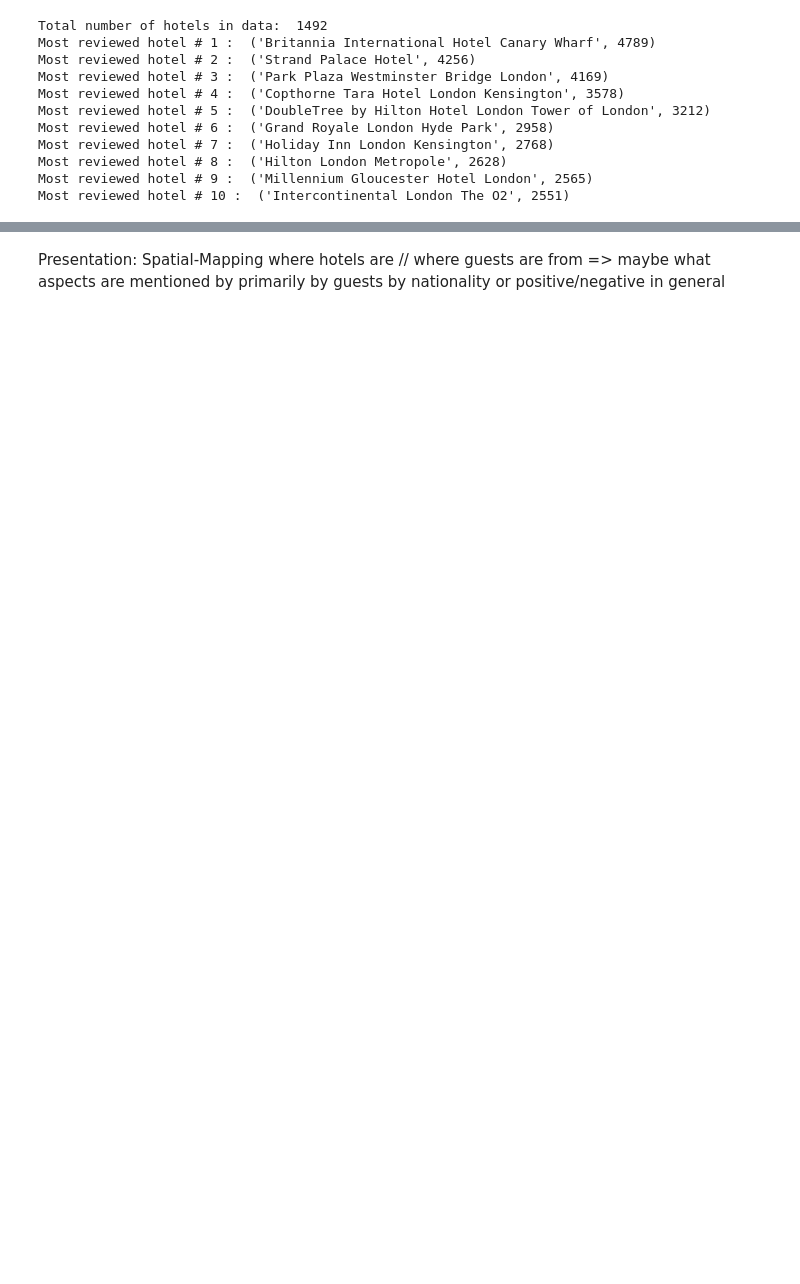
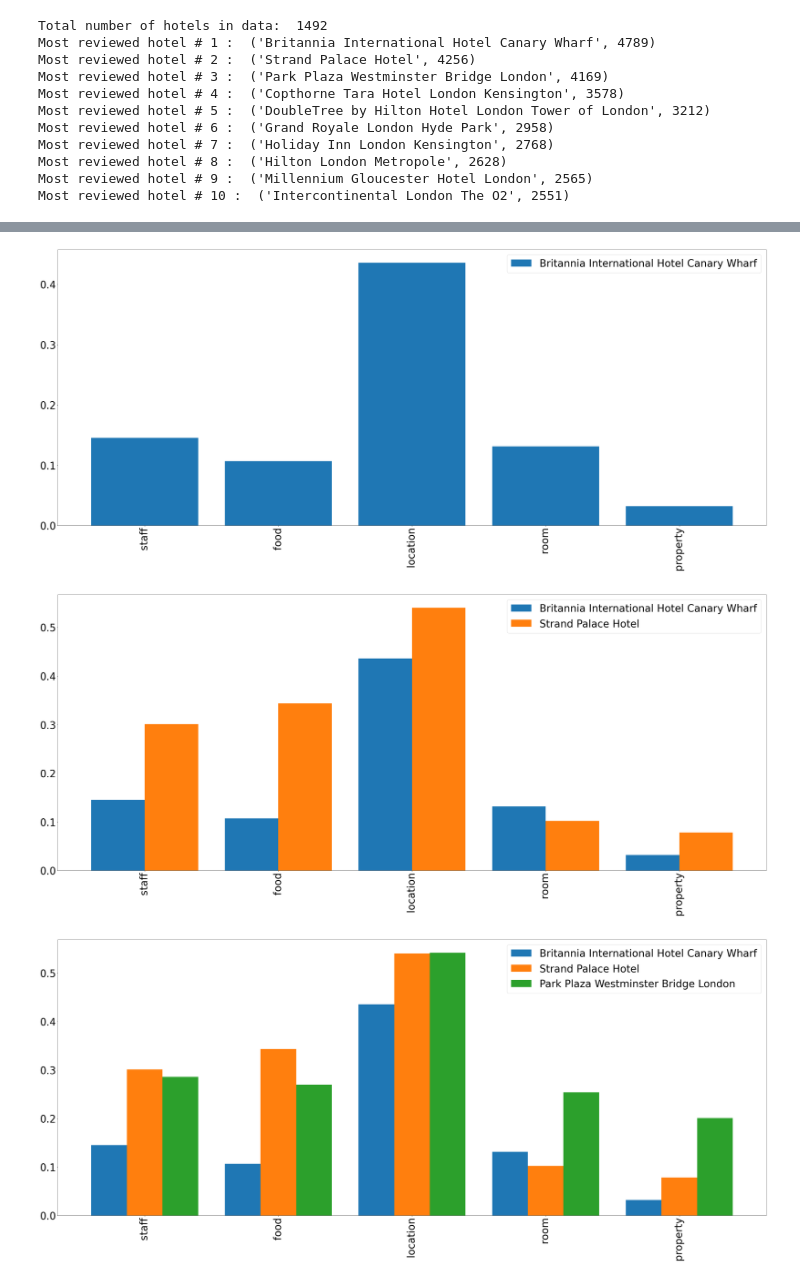
Before and after one commit to ElvoLue/SenAnaProj, a Jupyter notebook: code/Praktikum.ipynb, the cells around one changed output, grey strips where cells are left out. Drawn from its saved outputs; the diff is of its cells as text; code cells hidden in the pictures; blank space fills up the shorter version.

Commit message:
added graphs

```diff
--- a/code/Praktikum.ipynb
+++ b/code/Praktikum.ipynb
@@ -283,16 +305,20 @@ def extractAspects(listOfReviews):
 def cleanAspects(listOfAspects):
     cleanedDF = []
     lemmatizer = WordNetLemmatizer()
-    for id, rule, aspect, descriptor, sentiment in listOfAspects.values:
+    for id, rule, aspect, descriptor, sentiment, nationality, tags, rTotalReviews, rScore in listOfAspects.values:
+        aspect = lemmatizer.lemmatize((aspect).lower()).lower()
         if aspect != '' and descriptor != '': cleanedDF.append({
-            'id':id, 'rule': rule, 'aspect': lemmatizer.lemmatize(aspect).lower(), 'description': descriptor, 'sentiment': TextBlob(descriptor).sentiment})
+            'id':id, 'rule': rule, 'aspect': lemmatizer.lemmatize(lemmatizer.lemmatize((aspect).lower())).lower(), 'description': descriptor, 'sentiment': TextBlob(descriptor).sentiment, 'reviewerNationality': nationality,
+             'tags':tags, 'reviewerTotalNumberReviews':rTotalReviews,
+             'reviewerScore':rScore})
     rtn = pd.DataFrame(cleanedDF).drop_duplicates()
     return rtn.drop(rtn[rtn['sentiment'] == (0.0, 0.0)].index)
 
 def countAspects(aspects):
     counter = Counter()
+    lemmatizer = WordNetLemmatizer()
     for aspect in aspects['aspect']:
-        counter[aspect] += 1
+        counter[lemmatizer.lemmatize((aspect).lower()).lower()] += 1
     return counter
 # %%
 # getting to know our data and importing it
@@ -357,7 +383,7 @@ aspectStaff = ['staff', 'service', 'upgrade', 'check', 'reception', 'receptionis
                 'worker', 'workers', 'clerk', 'check-in']
 
 
-aspectRoom = ['room', 'view', 'bed', 'price', 'size', 'stay', 'facility', 'bathroom', 'rooms',
+aspectRoom = ['room', 'view', 'bed', 'price', 'size', 'stay', 'facility', 'bathroom',
                 'shower', 'bath', 'bedroom', 'space', 'furniture', 'water', 'comfortable', 'rate', 'money',
                 'temperature', 'tub', 'air', 'suite', 'towel', 'facilities', 'comfort', 'charge', 'discount',
                 'maintenance', 'smell', 'tv', 'wifi', 'mirror', 'door', 'heating', 'cash', 'comfy',
@@ -434,6 +482,44 @@ Mean sentiment score for average aspect property:  0.2536552997267283
 Mean sentiment score for average aspect food:  0.31183156481299523
 Mean sentiment score for average aspect location:  0.5238484668609336
 ___________________________________________________________________________________
-# %% [markdown]
-Presentation: Spatial-Mapping where hotels are // where guests are from
-=> maybe what aspects are mentioned by primarily by guests by nationality or positive/negative in general
+# %%
+strPath = str(path)
+hotelFinalResults = "\""+ strPath[0:len(strPath)-5] + '/output' + "\""
+hotelResults.to_json('hotelFinalResults')
+# %%
+with open('../output/hotelFinalResults') as file:
+    data = pd.read_json(file)
+# %%
+means = []
+staff = []
+rooms = []
+prop = []
+food = []
+loc = []
+path = strPath[0:len(strPath)-5] + '/output/'
+id = 0
+for name, aspectsTotal, cleanedAspectsPos, countAllAspectsPos, fiveMostCommonPos,  cleanedAspectsNeg, countAllAspectsNeg, fiveMostCommonNeg, sentRoom, sentProperty,  sentFood, sentLocation, sentStaff in data.values:
+    figName = str(id) + "Summed" + ".pdf"
+    mean = [sentStaff, sentFood, sentLocation, sentRoom, sentProperty]
+    staff.append(sentStaff)
+    rooms.append(sentRoom)
+    prop.append(sentProperty)
+    food.append(sentFood)
+    loc.append(sentLocation)
+    means.append((name, means))
+
+    byAspects = [staff, food, loc, rooms, prop]
+
+    df = pd.DataFrame([asp for asp in byAspects], index = [' staff', ' food', ' location', ' room', ' property'])
+
+    plt.rcParams.update({'font.size': 40})
+
+    df.plot(kind='bar', legend=True, width=0.8, figsize=(50,20))
+    plt.legend([mean[0] for mean in means], bbox_to_anchor=(1.0, 1.0))
+    plt.savefig(path + figName)
+    #plt.show()
+    id += 1
+# %% [output]
+[figure, added]
+[figure, added]
+[figure, added]
```
Also changed, not shown: parts of 8 cells of this notebook, 35 other files.
